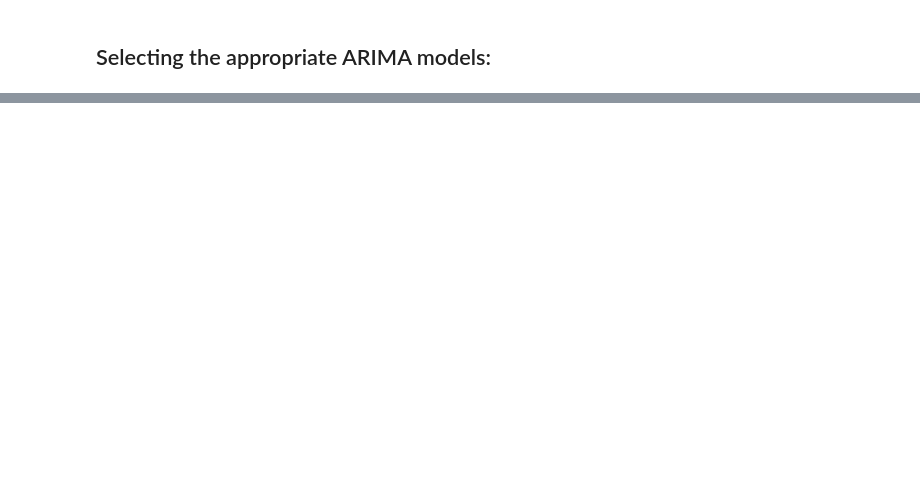
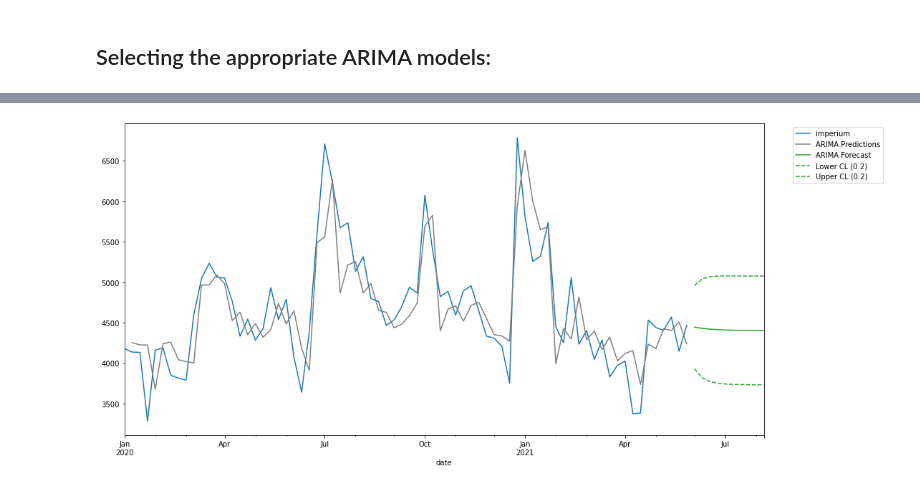
Before and after one commit to antonyebrown/Eve_TimeSeries, a Jupyter notebook: eve_timeseries.ipynb, the cells around one changed output, grey strips where cells are left out. Saved outputs shown, nothing was run; the diff lists cells and outputs as text; code cells hidden in the pictures; blank space fills up the shorter version.

```diff
--- a/eve_timeseries.ipynb
+++ b/eve_timeseries.ipynb
@@ -294,0 +298,20 @@ Freq: W-MON, dtype: float64
+# %%
+exogx2 = evedata_df[['northern_conflict', "war_begins", "fwst", "m2", "1dq_siege", "1dq_ongoing"]].iloc[75:85]
+
+
+forecast=imp_fit.forecast(steps = 10, exog = exogx2).rename('ARIMA Forecast')
+forecast2 = imp_fit.get_forecast(steps = 10, exog = exogx2, alpha = 0.2)
+yhat = forecast2.predicted_mean
+yhat_conf_int = forecast2.conf_int(alpha=0.2)
+
+plt.rcParams["figure.figsize"] = (16,8)
+
+imp_df.plot(legend = True, color = "tab:blue")
+pred.plot(legend=True, color = "tab:grey")
+forecast.plot(legend=True, color = "tab:green")
+yhat_conf_int["lower imperium"].plot(legend=True, color = "tab:green", linestyle = "dashed", label = "Lower CL (0.2)")
+yhat_conf_int["upper imperium"].plot(legend=True, color = "tab:green", linestyle = "dashed", label = "Upper CL (0.2)")
+plt.legend(bbox_to_anchor=(1.04,1), loc="upper left")
+plt.rcParams["figure.figsize"] = (20,3)
+# %% [output]
+[figure, added]
```
Also changed, not shown: parts of 26 cells of this notebook, 1 other file.
